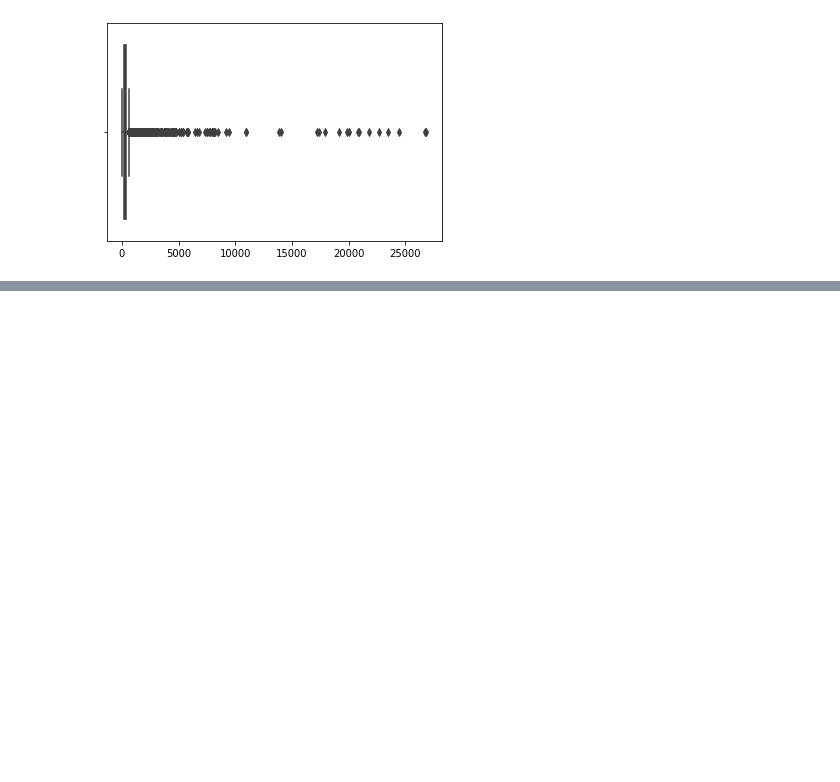
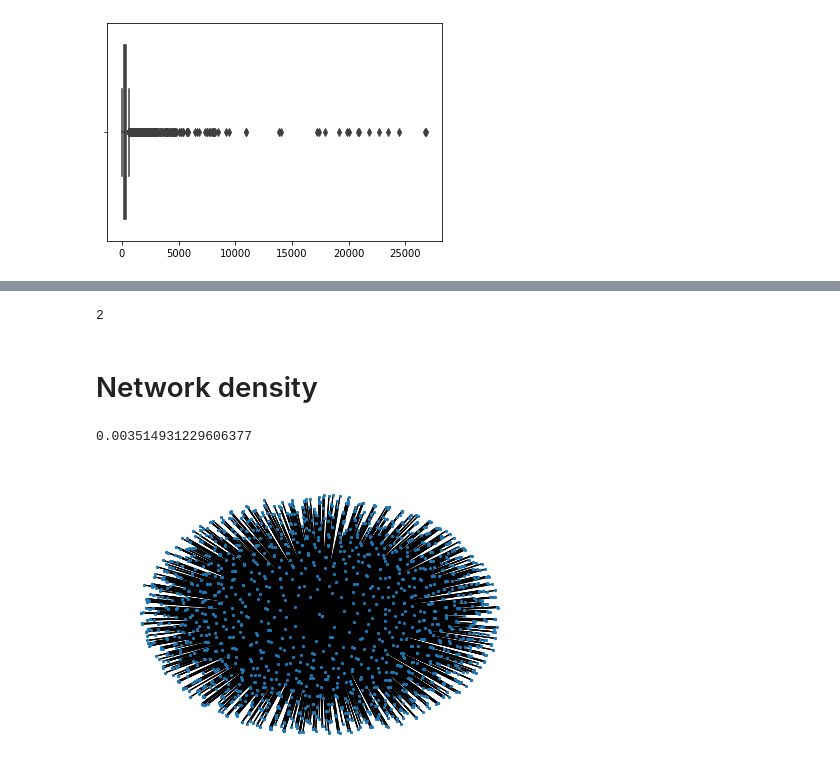
Before and after one commit to akazukin5151/comparative-accessibility, a Jupyter notebook: london.ipynb, the cells around one changed output, grey strips where cells are left out. Cells and saved outputs as stored; diff of their text form; code cells hidden in the pictures; blank space fills up the shorter version.

Commit message:
Add network information

```diff
--- a/london.ipynb
+++ b/london.ipynb
@@ -253,0 +267,6 @@ sns.boxplot(x=route_stop_dists.explode().values.astype(float))
+# %%
+def f(x):
+    return [(n, x, y) for n, x, y in zip(x.Stop_Code_LBSL, x.Location_Easting, x.Location_Northing)]
+
+route_stop_coords = route_stop_coords.apply(f)
+route_stop_coords
@@ -253,0 +287,3 @@ sns.boxplot(x=route_stop_dists.explode().values.astype(float))
+# %%
+exploded = route_stop_coords.reset_index(drop=True).explode()
+exploded
@@ -253,0 +303,21 @@ sns.boxplot(x=route_stop_dists.explode().values.astype(float))
+# %%
+df = pd.DataFrame()
+df['names'] = exploded.map(lambda x: x[0])
+df['x'] = exploded.map(lambda x: x[1])
+df['y'] = exploded.map(lambda x: x[2])
+# %%
+g = nx.from_dict_of_lists(df.to_dict())
+# %%
+nx.algorithms.distance_measures.diameter(g)
+# %% [output]
+2
+# %% [markdown]
+# Network density
+# %%
+nx.classes.function.density(g)
+# %% [output]
+0.003514931229606377
+# %%
+nx.draw(g, node_size=5)
+# %% [output]
+[figure, added]
```
Also changed, not shown: parts of 7 cells of this notebook.
